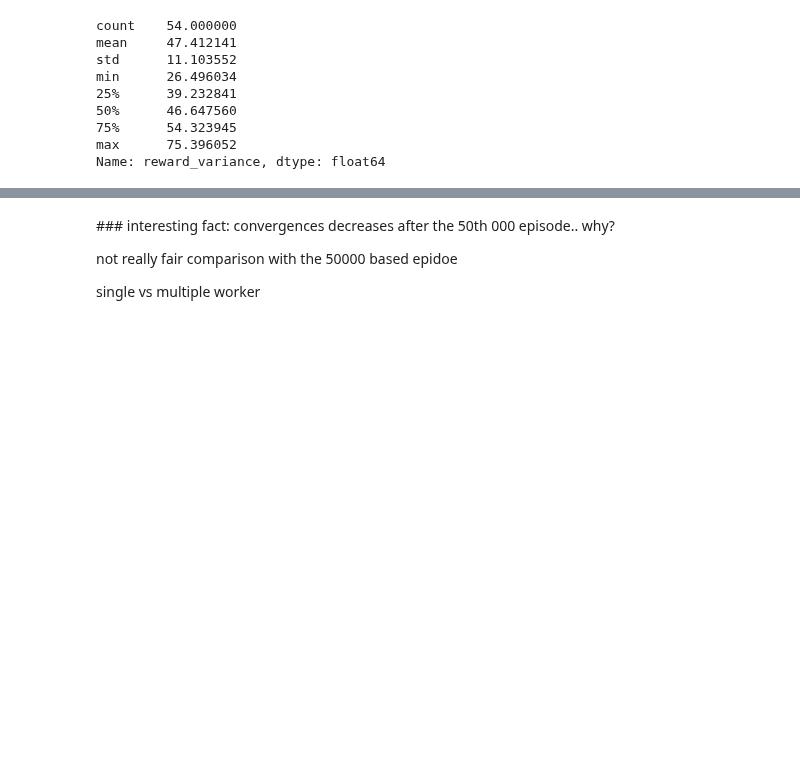
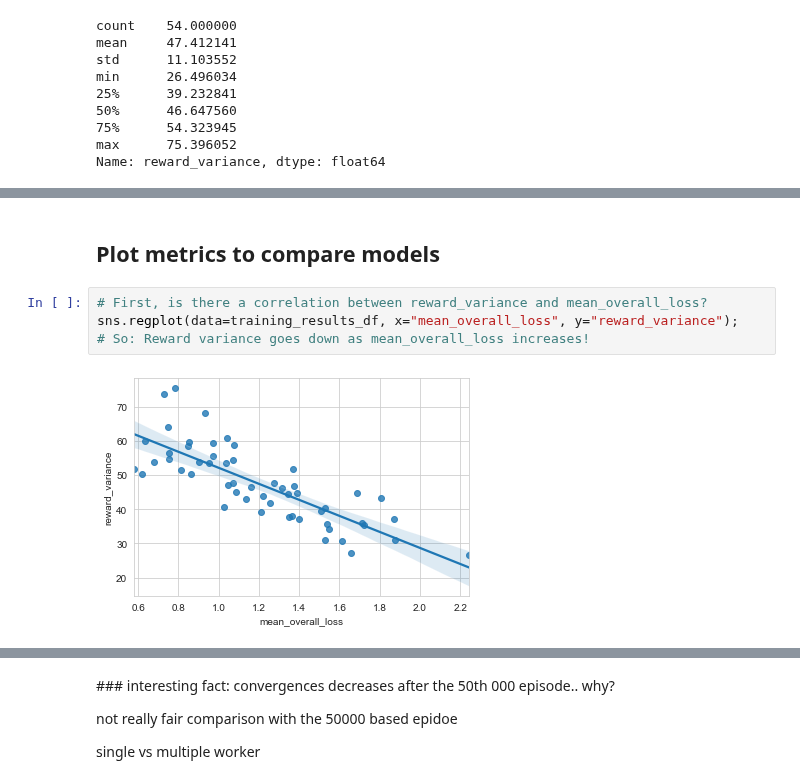
Before and after one commit to feiphoon/inm707-joint-coursework, a Jupyter notebook: src/cartpole/actor_critic_train_analysis_cartpolev1.ipynb, the cells around one changed output, grey strips where cells are left out. Cells and saved outputs as stored; diff of their text form; blank space fills up the shorter version.

```diff
--- a/src/cartpole/actor_critic_train_analysis_cartpolev1.ipynb
+++ b/src/cartpole/actor_critic_train_analysis_cartpolev1.ipynb
@@ -96,0 +49,8 @@ training_results_df.sort_values(by=["max_reward"], ascending=False).head(5)
+# %% [markdown]
+## Plot metrics to compare models
+# %%
+# First, is there a correlation between reward_variance and mean_overall_loss?
+sns.regplot(data=training_results_df, x="mean_overall_loss", y="reward_variance");
+# So: Reward variance goes down as mean_overall_loss increases!
+# %% [output]
+[figure, added]
```
Also changed, not shown: parts of 17 cells of this notebook.
